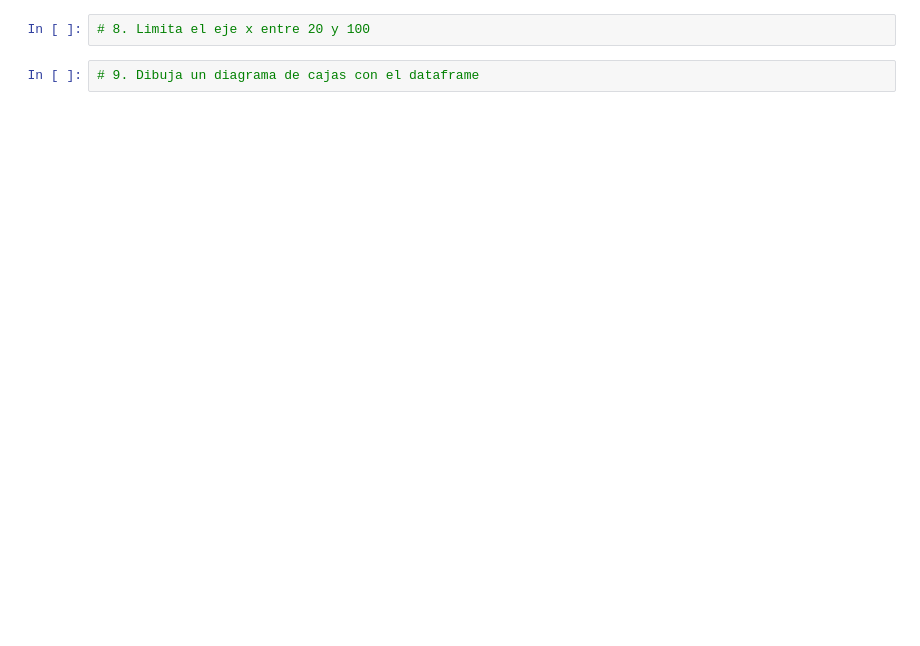
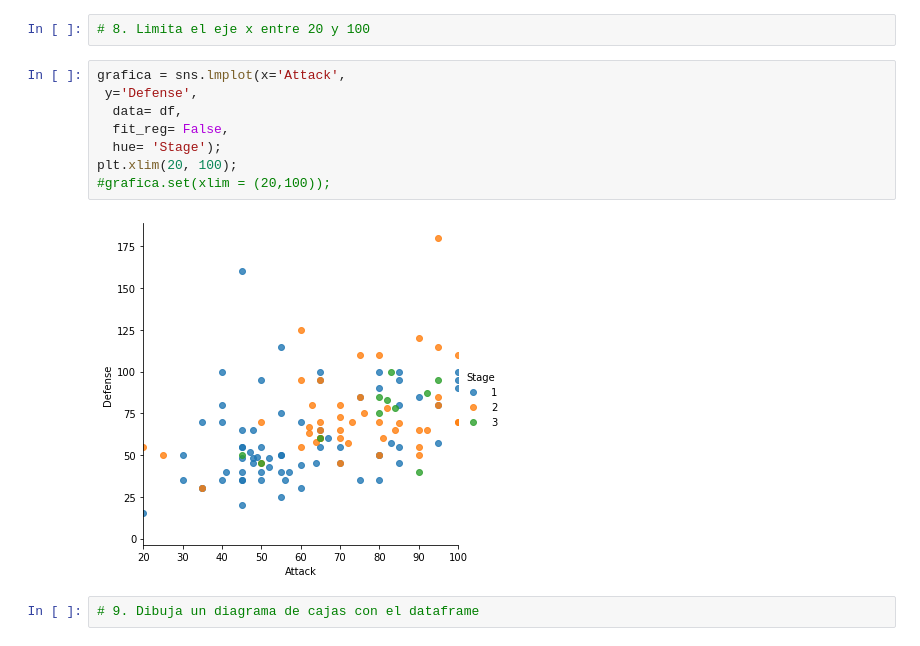
Before and after one commit to arturogzm93/arturo_the_bridge, a Jupyter notebook: 2-Data Analysis/4-Visualizacion/2-Seaborn/ejercicios_Seaborn.ipynb, the cells around one changed output. Cells and saved outputs as stored; diff of their text form; blank space fills up the shorter version.

```diff
--- a/2-Data Analysis/4-Visualizacion/2-Seaborn/ejercicios_Seaborn.ipynb
+++ b/2-Data Analysis/4-Visualizacion/2-Seaborn/ejercicios_Seaborn.ipynb
@@ -30,4 +56,14 @@ UnicodeDecodeError: 'utf-8' codec can't decode byte 0x89 in position 7: invalid
 # %%
 # 8. Limita el eje x entre 20 y 100
+# %%
+grafica = sns.lmplot(x='Attack',
+ y='Defense',
+  data= df,
+  fit_reg= False,
+  hue= 'Stage');
+plt.xlim(20, 100);
+#grafica.set(xlim = (20,100));
+# %% [output]
+[figure, added]
 # %%
 # 9. Dibuja un diagrama de cajas con el dataframe
```
Also changed, not shown: parts of 25 cells of this notebook, 9 other files.
